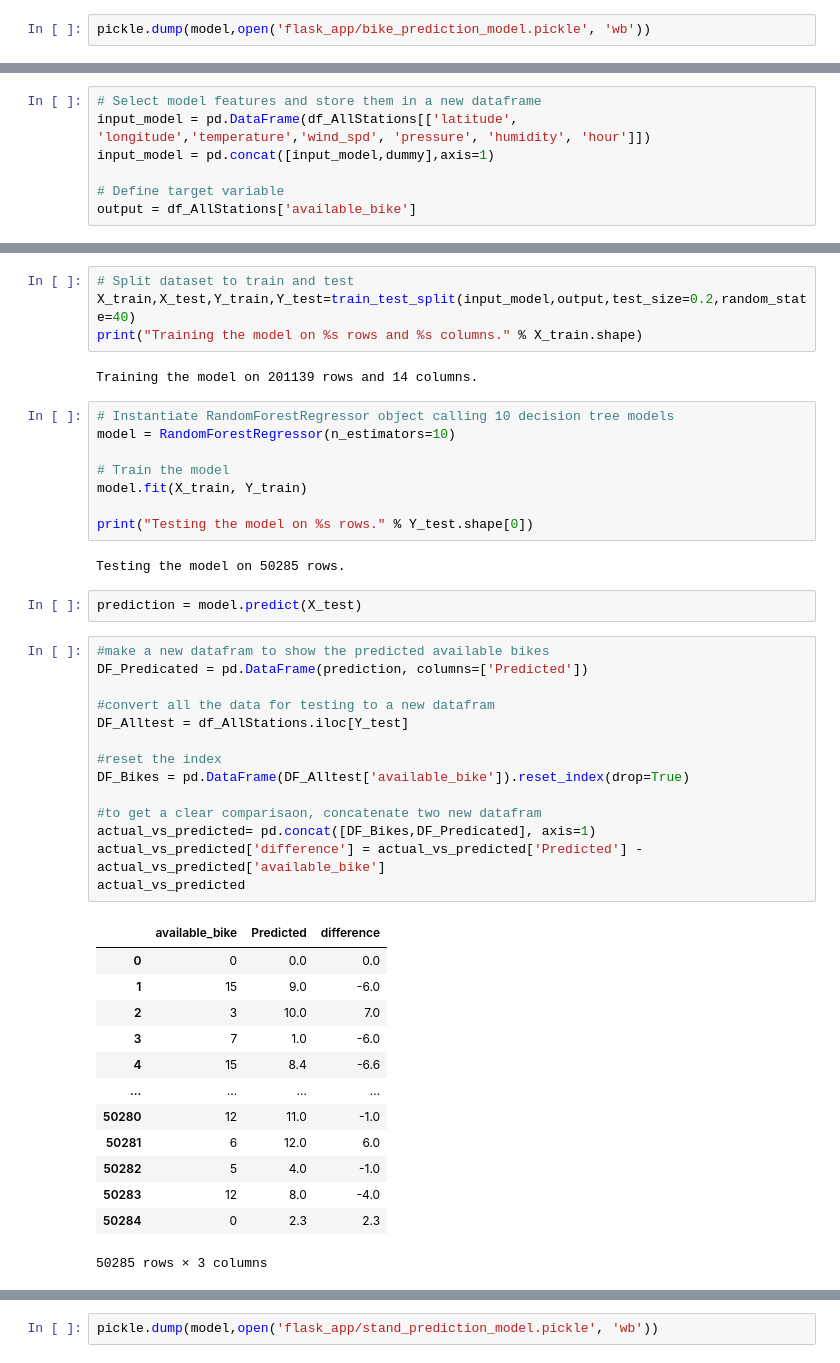
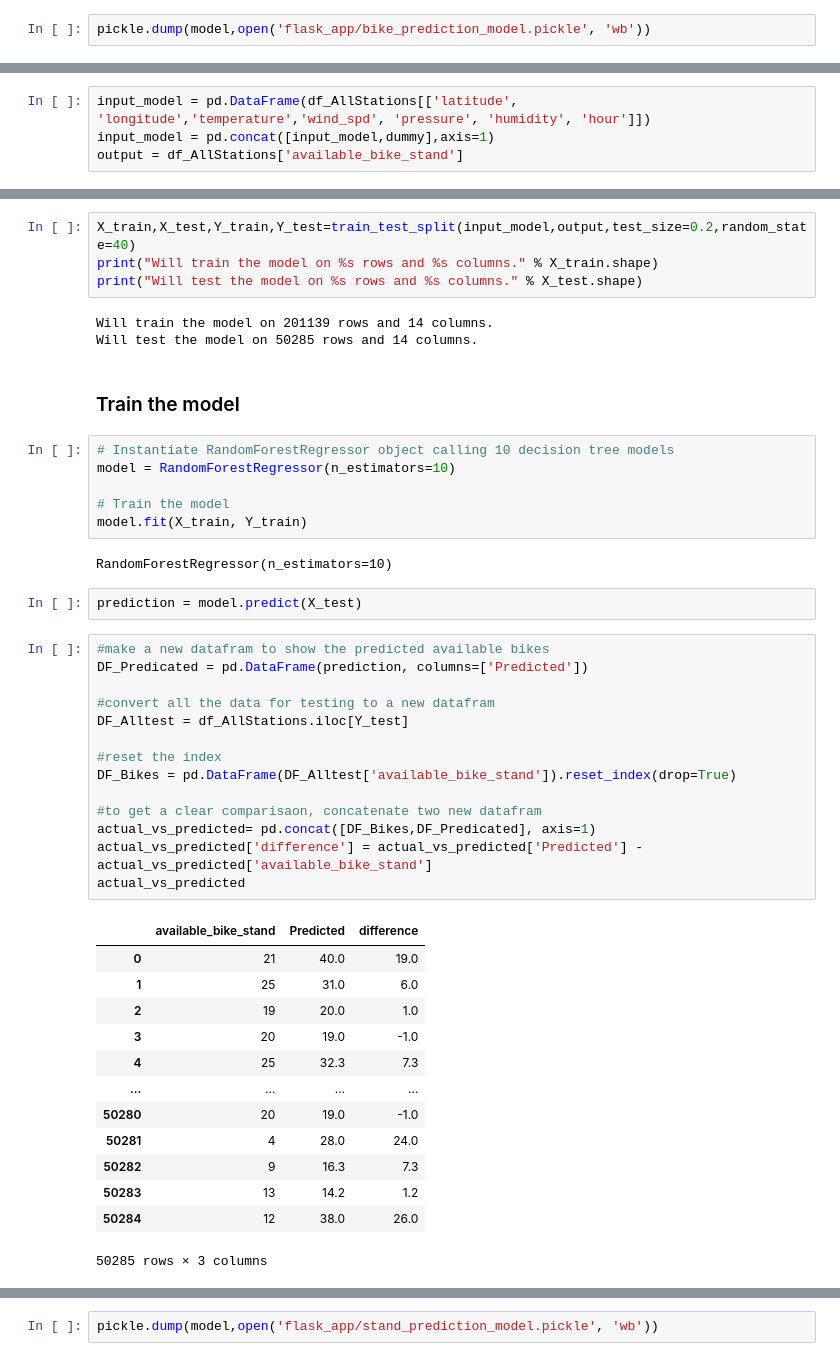
Before and after one commit to ChristineCao98/dublin_bikes, a Jupyter notebook: prediction_model_builder.ipynb, the cells around one changed output, grey strips where cells are left out. Cells and saved outputs as stored; diff of their text form.

Commit message:
restructure prediction model builder

```diff
--- a/prediction_model_builder.ipynb
+++ b/prediction_model_builder.ipynb
@@ -184,7 +267,4 @@ pickle.dump(model,open('flask_app/bike_prediction_model.pickle', 'wb'))
 # %%
-# Select model features and store them in a new dataframe
 input_model = pd.DataFrame(df_AllStations[['latitude', 'longitude','temperature','wind_spd', 'pressure', 'humidity', 'hour']])
 input_model = pd.concat([input_model,dummy],axis=1)
-
-# Define target variable
-output = df_AllStations['available_bike']
+output = df_AllStations['available_bike_stand']
@@ -191,48 +273,49 @@ output = df_AllStations['available_bike']
 # %%
-# Split dataset to train and test
 X_train,X_test,Y_train,Y_test=train_test_split(input_model,output,test_size=0.2,random_state=40)
-print("Training the model on %s rows and %s columns." % X_train.shape)
+print("Will train the model on %s rows and %s columns." % X_train.shape)
+print("Will test the model on %s rows and %s columns." % X_test.shape)
 # %% [output]
-Training the model on 201139 rows and 14 columns.
+Will train the model on 201139 rows and 14 columns.
+Will test the model on 50285 rows and 14 columns.
+# %% [markdown]
+### Train the model
 # %%
 # Instantiate RandomForestRegressor object calling 10 decision tree models
 model = RandomForestRegressor(n_estimators=10)
 
 # Train the model
 model.fit(X_train, Y_train)
-
-print("Testing the model on %s rows." % Y_test.shape[0])
 # %% [output]
-Testing the model on 50285 rows.
+RandomForestRegressor(n_estimators=10)
 # %%
 prediction = model.predict(X_test)
 # %%
 #make a new datafram to show the predicted available bikes
 DF_Predicated = pd.DataFrame(prediction, columns=['Predicted'])
 
 #convert all the data for testing to a new datafram
 DF_Alltest = df_AllStations.iloc[Y_test]
 
 #reset the index
-DF_Bikes = pd.DataFrame(DF_Alltest['available_bike']).reset_index(drop=True)
+DF_Bikes = pd.DataFrame(DF_Alltest['available_bike_stand']).reset_index(drop=True)
 
 #to get a clear comparisaon, concatenate two new datafram
 actual_vs_predicted= pd.concat([DF_Bikes,DF_Predicated], axis=1)
-actual_vs_predicted['difference'] = actual_vs_predicted['Predicted'] - actual_vs_predicted['available_bike']
+actual_vs_predicted['difference'] = actual_vs_predicted['Predicted'] - actual_vs_predicted['available_bike_stand']
 actual_vs_predicted
 # %% [output]
-|  | available_bike | Predicted | difference |
-| 0 | 0 | 0.0 | 0.0 |
-| 1 | 15 | 9.0 | -6.0 |
-| 2 | 3 | 10.0 | 7.0 |
-| 3 | 7 | 1.0 | -6.0 |
-| 4 | 15 | 8.4 | -6.6 |
+|  | available_bike_stand | Predicted | difference |
+| 0 | 21 | 40.0 | 19.0 |
+| 1 | 25 | 31.0 | 6.0 |
+| 2 | 19 | 20.0 | 1.0 |
+| 3 | 20 | 19.0 | -1.0 |
+| 4 | 25 | 32.3 | 7.3 |
 | ... | ... | ... | ... |
-| 50280 | 12 | 11.0 | -1.0 |
-| 50281 | 6 | 12.0 | 6.0 |
-| 50282 | 5 | 4.0 | -1.0 |
-| 50283 | 12 | 8.0 | -4.0 |
-| 50284 | 0 | 2.3 | 2.3 |
+| 50280 | 20 | 19.0 | -1.0 |
+| 50281 | 4 | 28.0 | 24.0 |
+| 50282 | 9 | 16.3 | 7.3 |
+| 50283 | 13 | 14.2 | 1.2 |
+| 50284 | 12 | 38.0 | 26.0 |
 50285 rows × 3 columns
 # %%
 printMetrics(Y_test, prediction)
```
Also changed, not shown: parts of 36 cells of this notebook.
